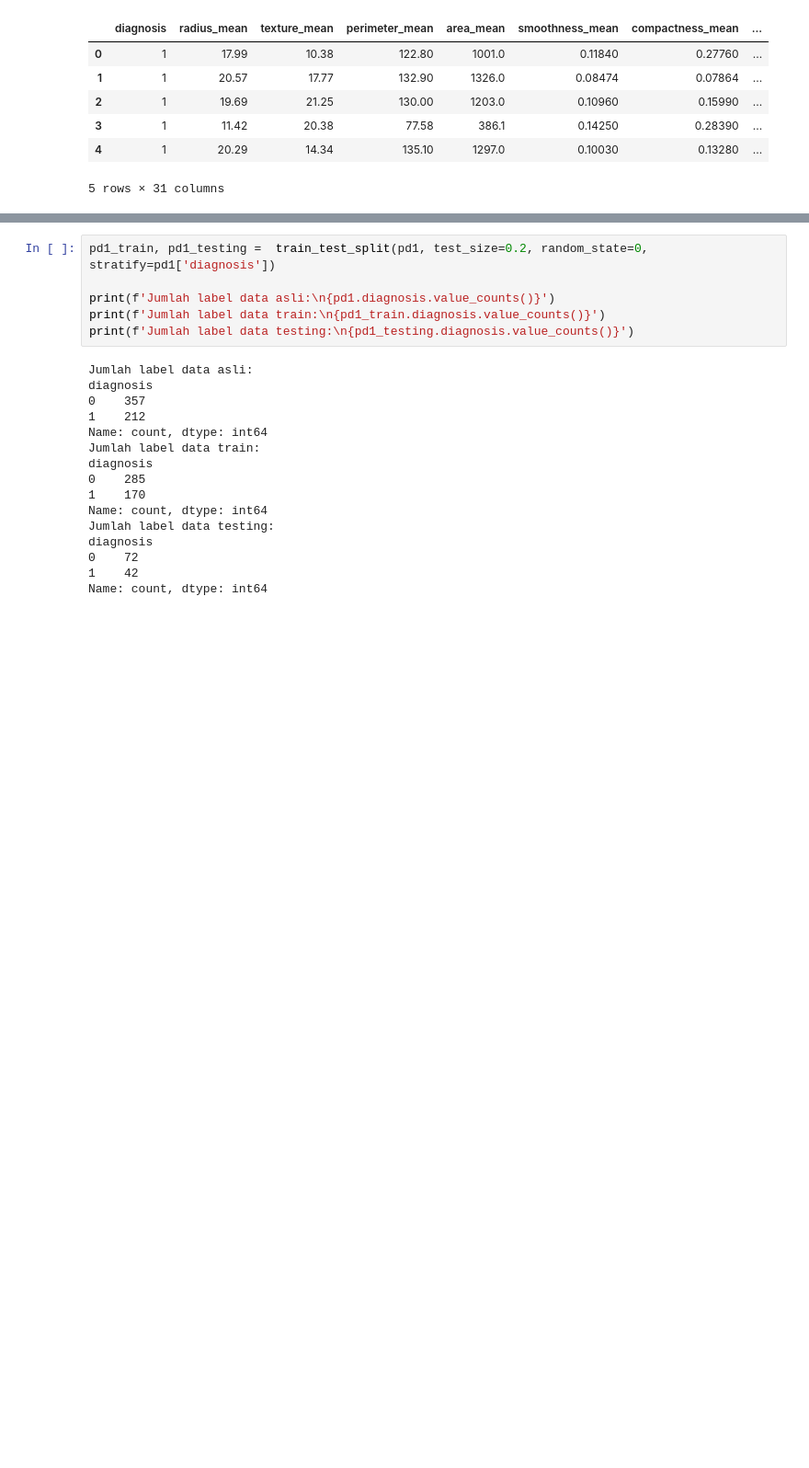
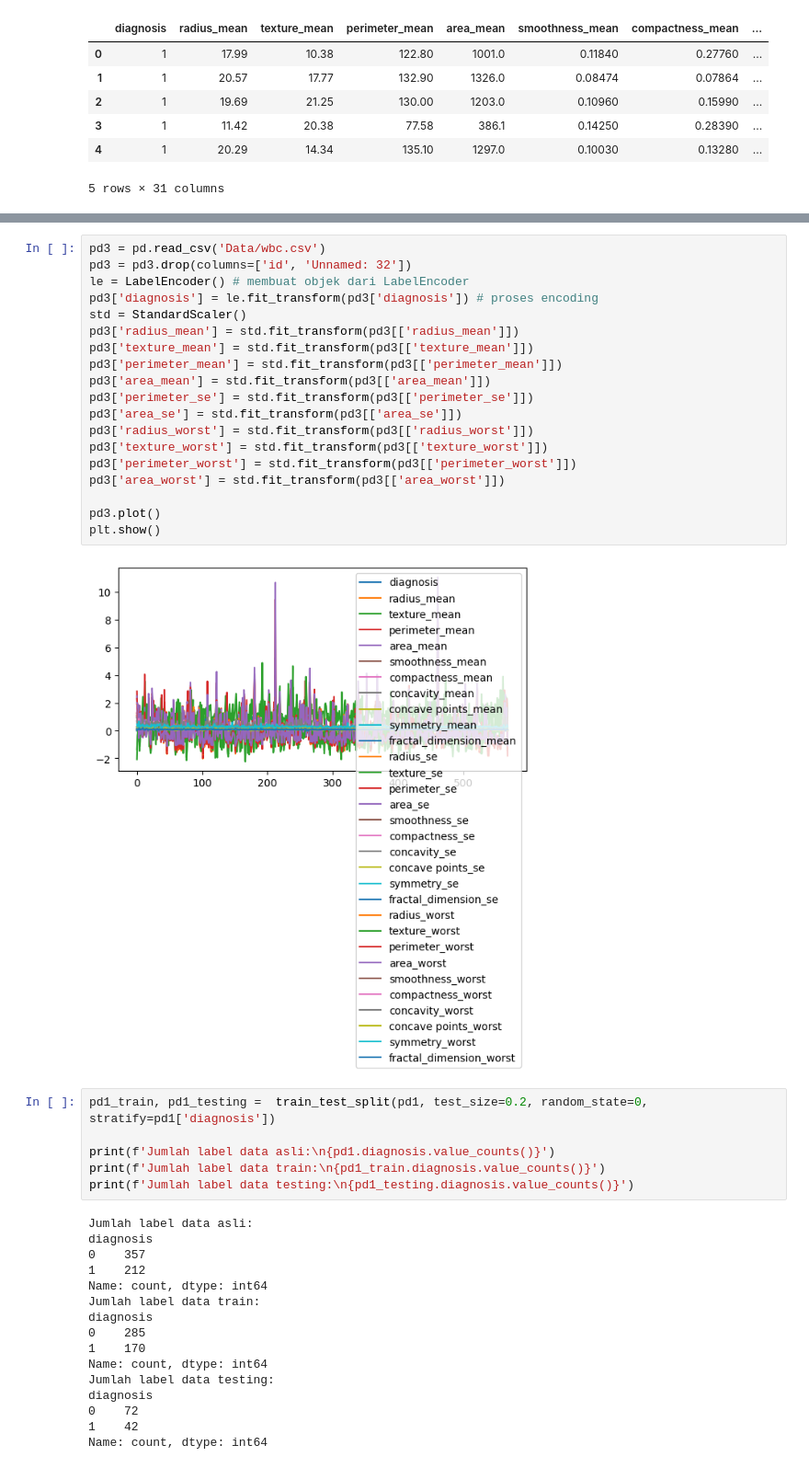
Before and after one commit to Saonoke/machine-learning-2024, a Jupyter notebook: week_1.ipynb, the cells around one changed output, grey strips where cells are left out. Shown at 92% size. Cells and saved outputs as stored; diff of their text form; blank space fills up the shorter version.

```diff
--- a/week_1.ipynb
+++ b/week_1.ipynb
@@ -429,3 +418,24 @@ pd1.head()
+# %%
+pd3 = pd.read_csv('Data/wbc.csv')
+pd3 = pd3.drop(columns=['id', 'Unnamed: 32'])
+le = LabelEncoder() # membuat objek dari LabelEncoder
+pd3['diagnosis'] = le.fit_transform(pd3['diagnosis']) # proses encoding
+std = StandardScaler()
+pd3['radius_mean'] = std.fit_transform(pd3[['radius_mean']])
+pd3['texture_mean'] = std.fit_transform(pd3[['texture_mean']])
+pd3['perimeter_mean'] = std.fit_transform(pd3[['perimeter_mean']])
+pd3['area_mean'] = std.fit_transform(pd3[['area_mean']])
+pd3['perimeter_se'] = std.fit_transform(pd3[['perimeter_se']])
+pd3['area_se'] = std.fit_transform(pd3[['area_se']])
+pd3['radius_worst'] = std.fit_transform(pd3[['radius_worst']])
+pd3['texture_worst'] = std.fit_transform(pd3[['texture_worst']])
+pd3['perimeter_worst'] = std.fit_transform(pd3[['perimeter_worst']])
+pd3['area_worst'] = std.fit_transform(pd3[['area_worst']])
+
+pd3.plot()
+plt.show()
+# %% [output]
+[figure, added]
 # %%
 pd1_train, pd1_testing =  train_test_split(pd1, test_size=0.2, random_state=0, stratify=pd1['diagnosis'])
 
```
Also changed, not shown: parts of 5 cells of this notebook.
